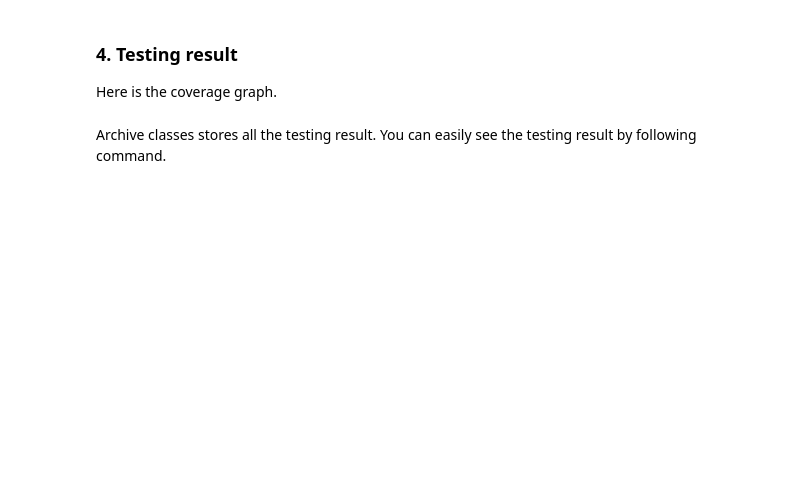
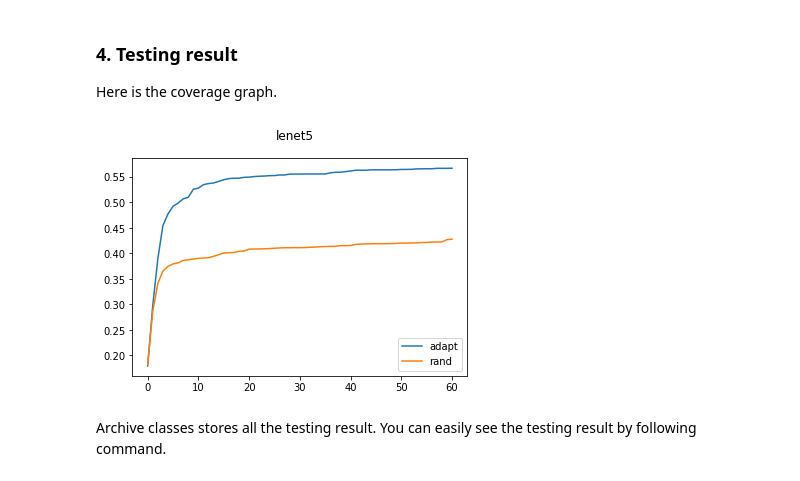
Before and after one commit to kupl/adapt, a Jupyter notebook: tutorial/test_lenet5.ipynb, the cells around one changed output. Saved outputs shown, nothing was run; the diff lists cells and outputs as text; code cells hidden in the pictures; blank space fills up the shorter version.

Commit message:
Tutorial with Lenet-5 and NC

```diff
--- a/tutorial/test_lenet5.ipynb
+++ b/tutorial/test_lenet5.ipynb
@@ -122,8 +166,8 @@ Note that the selection strategies and the fuzzers are created for each indivisu
 from adapt.fuzzer import WhiteBoxFuzzer
 from adapt.strategy import AdaptiveParameterizedStrategy
 # %%
-fuzzers = []
+fuzzers_adapt = []
 for image in images:
     strategy = AdaptiveParameterizedStrategy(network)
     fuzzer = WhiteBoxFuzzer(network, image, metric, strategy)
-    fuzzers.append(fuzzer)
+    fuzzers_adapt.append(fuzzer)
@@ -130,2 +178,8 @@ for image in images:
+# %%
+fuzzers_rand = []
+for image in images:
+    strategy = RandomStrategy(network)
+    fuzzer = WhiteBoxFuzzer(network, image, metric, strategy)
+    fuzzers_rand.append(fuzzer)
 # %% [markdown]
 ### 3. Start testing
@@ -133,2 +187,6 @@ The given inputs are tested for 1 minute (20 minutes in total), and only keep th
 # %%
 from datetime import datetime
+# %%
+print('Fuzzing with adaptive parameterized strategy started at {}.'.format(datetime.now()))
+archives_adapt = [fuzzer.start(minutes=1, append='min_dist') for fuzzer in fuzzers_adapt]
+print('Done')
@@ -135,4 +196,4 @@ from datetime import datetime
 # %%
-print('Fuzzing started at {}.'.format(datetime.now()))
-archives = [fuzzer.start(minutes=1, append='min_dist') for fuzzer in fuzzers]
+print('Fuzzing with random strategy started at {}.'.format(datetime.now()))
+archives_rand = [fuzzer.start(minutes=1, append='min_dist') for fuzzer in fuzzers_rand]
 print('Done')
@@ -142,17 +206,32 @@ Here is the coverage graph.
 # %%
 times = list(range(61))
 coverages = []
-for archive in archives:
+for archive in archives_adapt:
     current_t = 0
     coverage = []
     for t, cov in archive.timestamp:
         if t > current_t:
             coverage.append(cov)
             current_t += 1
     coverages.append(coverage)
 coverages = np.mean(coverages, axis=0)
-plt.plot(times, coverages)
+plt.plot(times, coverages, label='adapt')
+coverages = []
+for archive in archives_rand:
+    current_t = 0
+    coverage = []
+    for t, cov in archive.timestamp:
+        if t > current_t:
+            coverage.append(cov)
+            current_t += 1
+    coverages.append(coverage)
+coverages = np.mean(coverages, axis=0)
+plt.plot(times, coverages, label='rand')
+plt.suptitle('lenet5')
+plt.legend()
 plt.show()
+# %% [output]
+[figure, added]
 # %% [markdown]
 Archive classes stores all the testing result. You can easily see the testing result by following command.
 # %%
```
Also changed, not shown: parts of 13 cells of this notebook.
